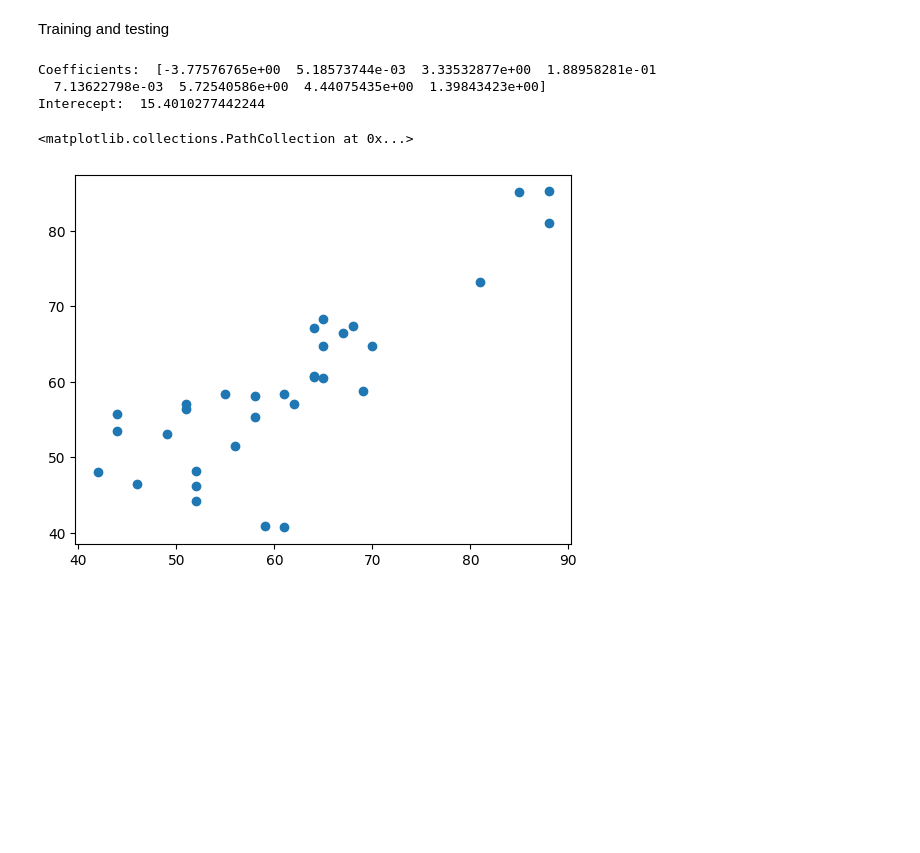
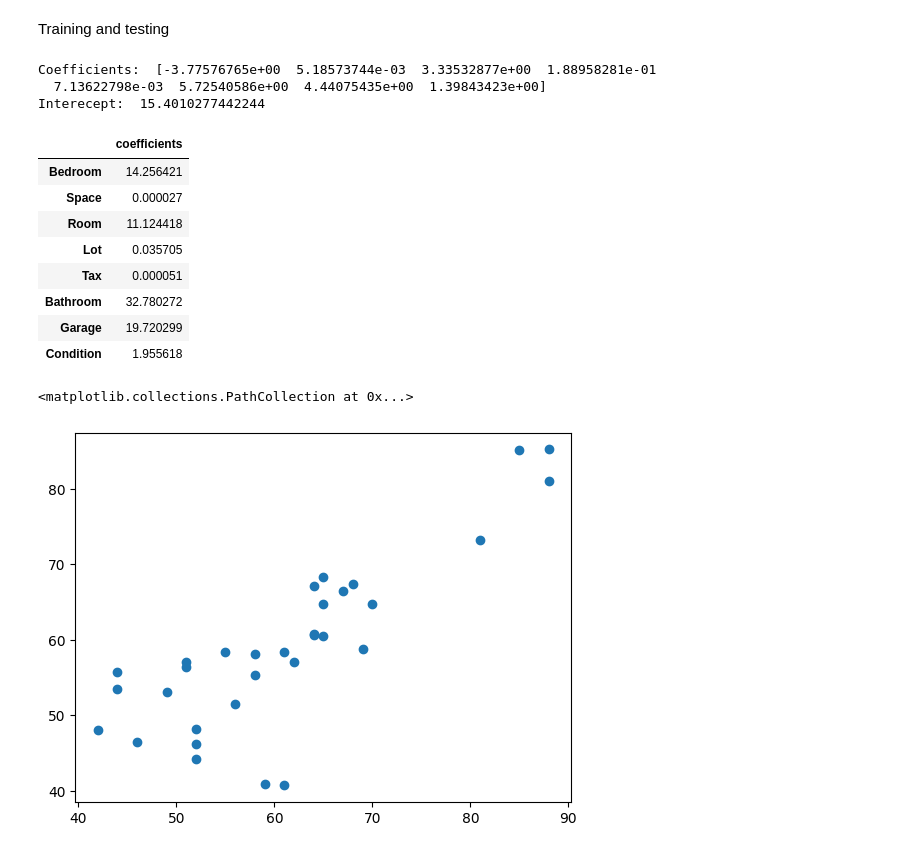
Before and after one commit to tenochca/linearregression_houseprice, a Jupyter notebook: regression.ipynb, the cells around one changed output. Saved outputs shown, nothing was run; the diff lists cells and outputs as text; code cells hidden in the pictures; blank space fills up the shorter version.

Commit message:
retransformed coefficients

```diff
--- a/regression.ipynb
+++ b/regression.ipynb
@@ -193,6 +194,22 @@ print('Interecept: ',lin_reg.intercept_)
 Coefficients:  [-3.77576765e+00  5.18573744e-03  3.33532877e+00  1.88958281e-01
   7.13622798e-03  5.72540586e+00  4.44075435e+00  1.39843423e+00]
 Interecept:  15.4010277442244
+# %%
+coefficents = lin_reg.coef_
+transformed_coef = np.square(coefficents)
+coef = pd.DataFrame(transformed_coef, x.columns)
+coef.columns = ['coefficients']
+coef
+# %% [output]
+|  | coefficients |
+| Bedroom | 14.256421 |
+| Space | 0.000027 |
+| Room | 11.124418 |
+| Lot | 0.035705 |
+| Tax | 0.000051 |
+| Bathroom | 32.780272 |
+| Garage | 19.720299 |
+| Condition | 1.955618 |
 # %%
 #scatter plot of actual vs predicted values
 y_pred = lin_reg.predict(x_test)
```
Also changed, not shown: parts of 3 cells of this notebook.
